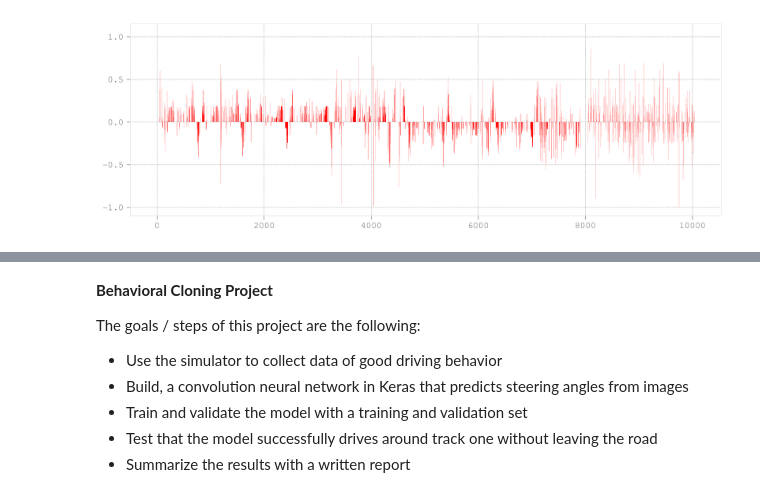
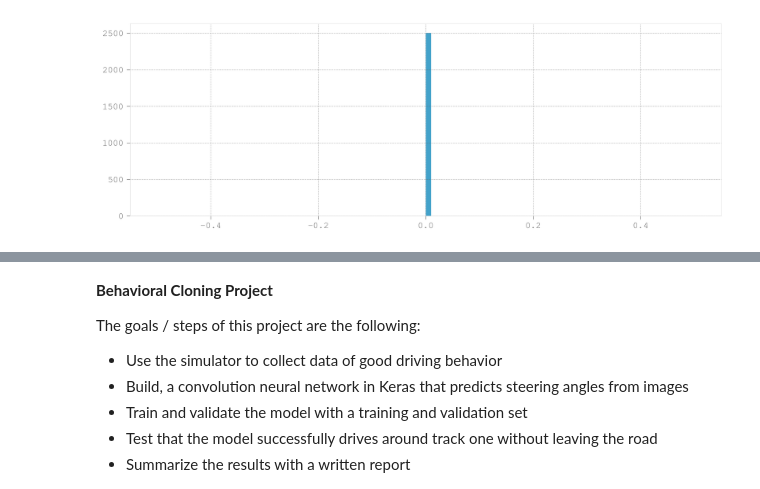
Before and after one commit to ebbaabbe/CarND-Behavioral-Cloning-P3, a Jupyter notebook: Model.ipynb, the cells around one changed output, grey strips where cells are left out. Saved outputs shown, nothing was run; the diff lists cells and outputs as text; code cells hidden in the pictures.

```diff
--- a/Model.ipynb
+++ b/Model.ipynb
@@ -51,11 +87,8 @@ y_train = np.array(measurements)
 # %%
-import matplotlib.pyplot as plt
-%matplotlib inline
-
 # Check training set angles
 plt.figure(figsize=(12, 4))
-plt.bar(range(len(y_train)), y_train, color='r')
+#plt.bar(range(len(y_train)), y_train, color='r')
+plt.hist(y_train, bins=100); #, 100, normed=1, facecolor='r', alpha=0.75)
 #plt.xlim(0,8000)
-plt.show()
 # %% [output]
-[figure, old version]
+[figure, new version]
```
Also changed, not shown: parts of 5 cells of this notebook.
